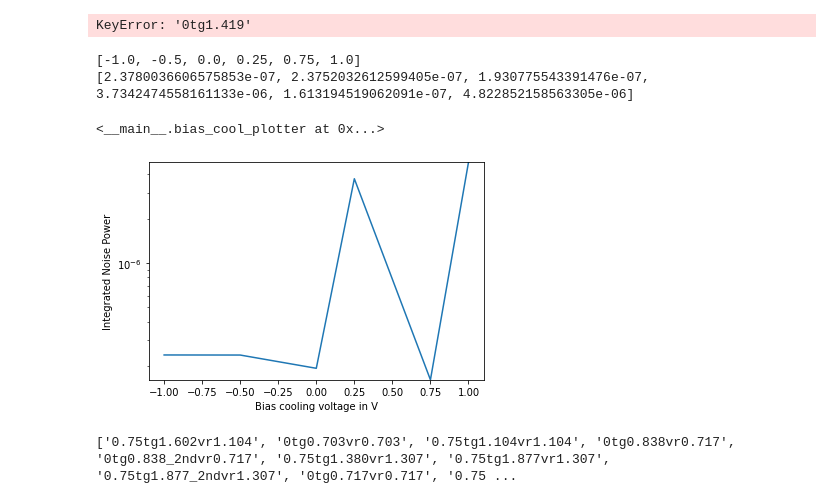
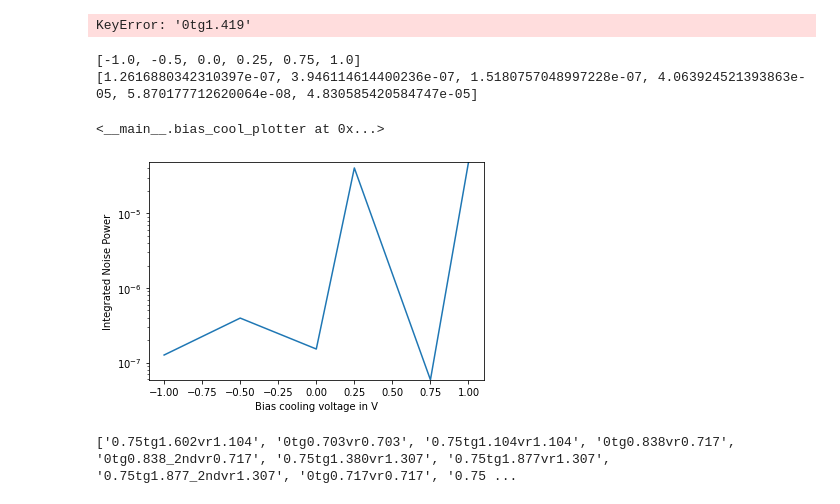
Before and after one commit to qkitgroup/qkit, a Jupyter notebook: qkit/analysis/semiconductor/scripts/Peaktracking_analysis.ipynb, the cells around one changed output. Saved outputs shown, nothing was run; the diff lists cells and outputs as text; code cells hidden in the pictures.

```diff
--- a/qkit/analysis/semiconductor/scripts/Peaktracking_analysis.ipynb
+++ b/qkit/analysis/semiconductor/scripts/Peaktracking_analysis.ipynb
@@ -325,7 +325,6 @@ def find_key(data_dict, part_key):
             return key
     return "not_found"
 
-
 def one_mHz_value(data_dict, x_value):
     tgv, key = extract_lowest_tgv(x_value)
     #key = f"{format_float(x_value)}tg{tgv}"
@@ -371,8 +370,24 @@ def integrated_noise_power_fit(data_dict, x_value):
     if fit_key != "not_found":
         fit_pars = data_dict[key][fit_key]["popt"]
 
-        f_min = 10e-4
-        f_max = 10e-2
+        f_min = 1e-4
+        f_max = 1e-2
+
+        band = np.linspace(f_min, f_max, 100000)
+        spec = func_power2(band, *fit_pars)
+
+        integral = np.sum(np.diff(band) * spec[:-1])
+        return integral
+
+def integrated_noise_power_fit2(data_dict, x_value):
+    tgv, key = extract_lowest_tgv(x_value, data_dict)
+    fit_key = find_key(data_dict[key], sub_key + "_SNDfit")
+    #print(fit_key)
+    if fit_key != "not_found":
+        fit_pars = data_dict[key][fit_key]["popt"]
+
+        f_min = 1e-4
+        f_max = 1e-2
 
         band = np.linspace(f_min, f_max, 100000)
         spec = func_power2(band, *fit_pars)
@@ -385,35 +400,36 @@ def fwhm(data_dict, x_value):
     tgv, key = extract_lowest_tgv(x_value)
     #key = f"{format_float(x_value)}tg{tgv}"
 
     jumpfit_key = find_key(data_dict[key], "jumpfit")
     popt = data_dict[key][jumpfit_key]["popt"]
     if len(popt) == 4:
         fwhm = data_dict[key][jumpfit_key]["popt"][-1]
     else:
         fwhm = 0
     return fwhm
 
 def length_plot(data_dict, x_value):
     tgv, key = extract_lowest_tgv(x_value)
     #key = f"{format_float(x_value)}tg{tgv}"
     spectrum_key = find_key(data_dict[key], "r4_peak0_spectrum")
     freqs = data_dict[key][spectrum_key]["freq"]
     print(len(freqs))
     print(min(freqs))
     print(max(freqs))
     return len(freqs)
 
 
 bias_cool_plotter(filtered_dict, integrated_noise_power_fit)
+#bias_cool_plotter(filtered_dict, integrated_noise_power_fit2)
 #bias_cool_plotter(ovw_data, fwhm)
 #bias_cool_plotter(ovw_data, integrated_noise_power) #dumb, because ignores bandwidth
 #bias_cool_plotter(ovw_data, length_plot, y_scale = "linear")
 #bias_cool_plotter(ovw_data, one_mHz_value_fit)
 # %% [output]
 [-1.0, -0.5, 0.0, 0.25, 0.75, 1.0]
-[2.3780036606575853e-07, 2.3752032612599405e-07, 1.930775543391476e-07, 3.7342474558161133e-06, 1.613194519062091e-07, 4.822852158563305e-06]
+[1.2616880342310397e-07, 3.946114614400236e-07, 1.5180757048997228e-07, 4.063924521393863e-05, 5.870177712620064e-08, 4.830585420584747e-05]
 <__main__.bias_cool_plotter at 0x...>
-[figure, old version]
+[figure, new version]
 # %%
 filtered_keys = []
 sub_key = "r0_peak0"
```
Also changed, not shown: parts of 7 cells of this notebook.
